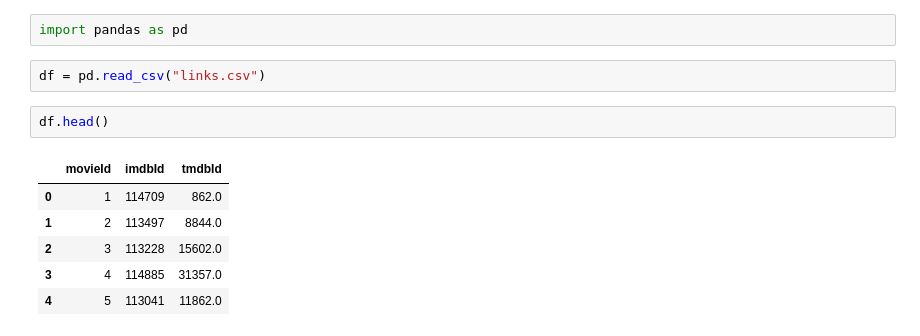
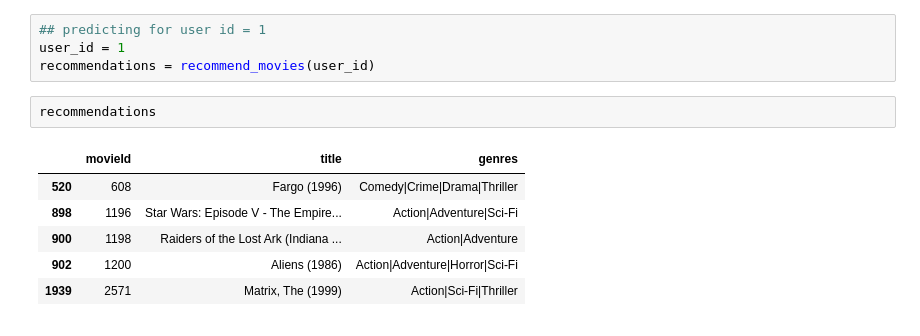
Before and after one commit to ArjunBhattad2004/MovieRecommendationSystem, a Jupyter notebook: collaborative-based-filtering/collaborative_kmeans.ipynb, the cells around one changed output. Saved outputs shown, nothing was run; the diff lists cells and outputs as text.

```diff
--- a/collaborative-based-filtering/collaborative_kmeans.ipynb
+++ b/collaborative-based-filtering/collaborative_kmeans.ipynb
@@ -66,13 +70,13 @@ print(recommendations)
-# %%
-import pandas as pd
-# %%
-df = pd.read_csv("links.csv")
-# %%
-df.head()
-# %% [output]
-|  | movieId | imdbId | tmdbId |
-| 0 | 1 | 114709 | 862.0 |
-| 1 | 2 | 113497 | 8844.0 |
-| 2 | 3 | 113228 | 15602.0 |
-| 3 | 4 | 114885 | 31357.0 |
-| 4 | 5 | 113041 | 11862.0 |
+# %%
+## predicting for user id = 1
+user_id = 1
+recommendations = recommend_movies(user_id)
+# %%
+recommendations
+# %% [output]
+|  | movieId | title | genres |
+| 520 | 608 | Fargo (1996) | Comedy|Crime|Drama|Thriller |
+| 898 | 1196 | Star Wars: Episode V - The Empire... | Action|Adventure|Sci-Fi |
+| 900 | 1198 | Raiders of the Lost Ark (Indiana ... | Action|Adventure |
+| 902 | 1200 | Aliens (1986) | Action|Adventure|Horror|Sci-Fi |
+| 1939 | 2571 | Matrix, The (1999) | Action|Sci-Fi|Thriller |
```
Also changed, not shown: parts of 11 cells of this notebook.
